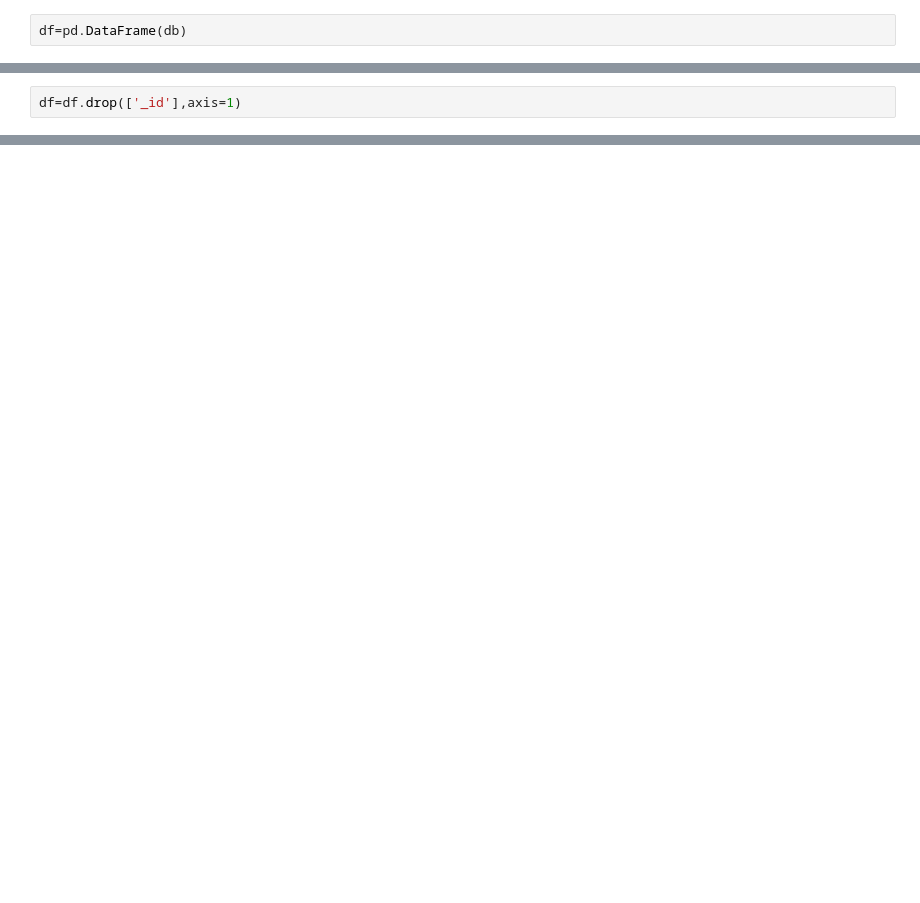
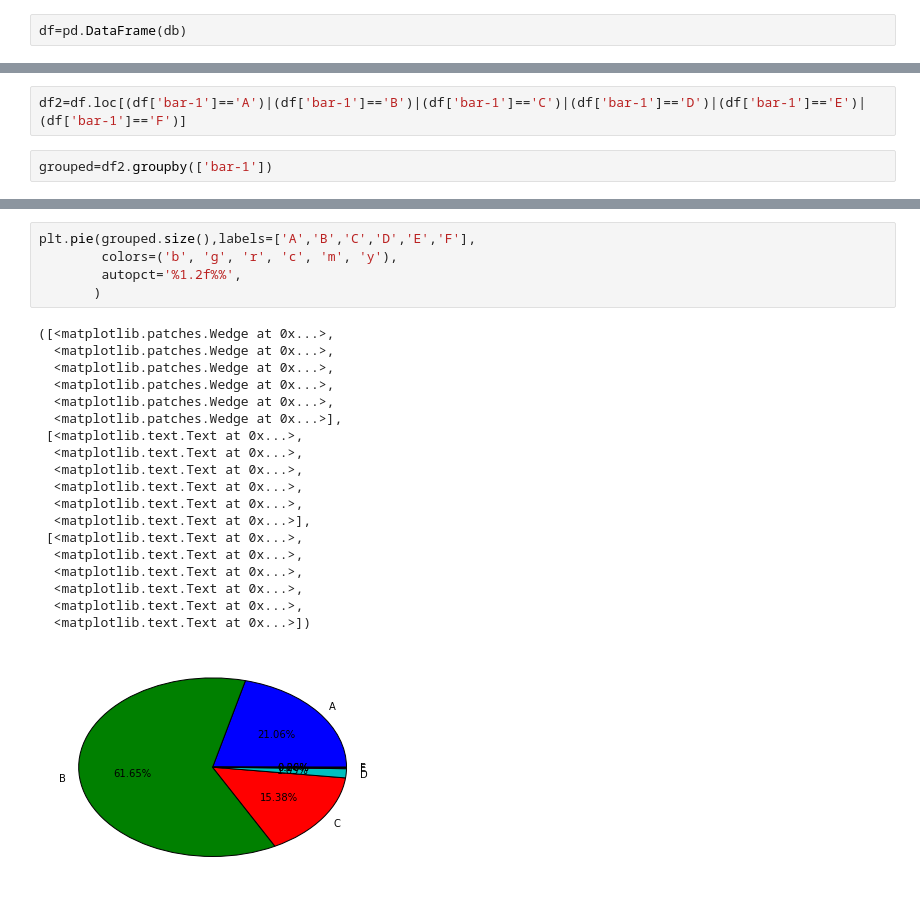
Before and after one commit to a625687551/Data-Analysis-Study, a Jupyter notebook: TaoNvlang/model-process.ipynb, the cells around one changed output, grey strips where cells are left out. Saved outputs shown, nothing was run; the diff lists cells and outputs as text; blank space fills up the shorter version.

```diff
--- a/TaoNvlang/model-process.ipynb
+++ b/TaoNvlang/model-process.ipynb
@@ -60,2 +45,0 @@ df
-# %%
-df=df.drop(['_id'],axis=1)
@@ -82,0 +69,4 @@ df
+# %%
+df2=df.loc[(df['bar-1']=='A')|(df['bar-1']=='B')|(df['bar-1']=='C')|(df['bar-1']=='D')|(df['bar-1']=='E')|(df['bar-1']=='F')]
+# %%
+grouped=df2.groupby(['bar-1'])
@@ -82,0 +84,25 @@ df
+# %%
+plt.pie(grouped.size(),labels=['A','B','C','D','E','F'],
+        colors=('b', 'g', 'r', 'c', 'm', 'y'),
+        autopct='%1.2f%%',
+       )
+# %% [output]
+([<matplotlib.patches.Wedge at 0x...>,
+  <matplotlib.patches.Wedge at 0x...>,
+  <matplotlib.patches.Wedge at 0x...>,
+  <matplotlib.patches.Wedge at 0x...>,
+  <matplotlib.patches.Wedge at 0x...>,
+  <matplotlib.patches.Wedge at 0x...>],
+ [<matplotlib.text.Text at 0x...>,
+  <matplotlib.text.Text at 0x...>,
+  <matplotlib.text.Text at 0x...>,
+  <matplotlib.text.Text at 0x...>,
+  <matplotlib.text.Text at 0x...>,
+  <matplotlib.text.Text at 0x...>],
+ [<matplotlib.text.Text at 0x...>,
+  <matplotlib.text.Text at 0x...>,
+  <matplotlib.text.Text at 0x...>,
+  <matplotlib.text.Text at 0x...>,
+  <matplotlib.text.Text at 0x...>,
+  <matplotlib.text.Text at 0x...>])
+[figure, added]
```
Also changed, not shown: parts of 16 cells of this notebook.
